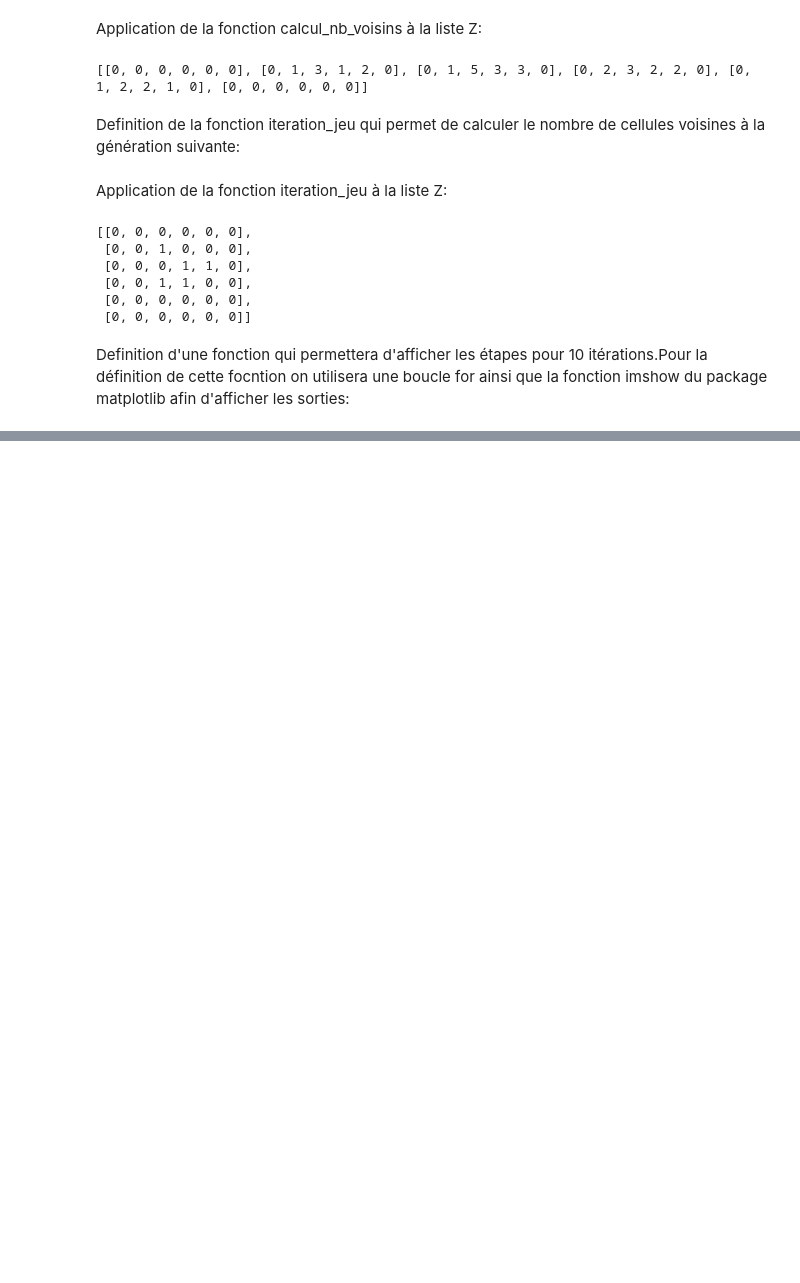
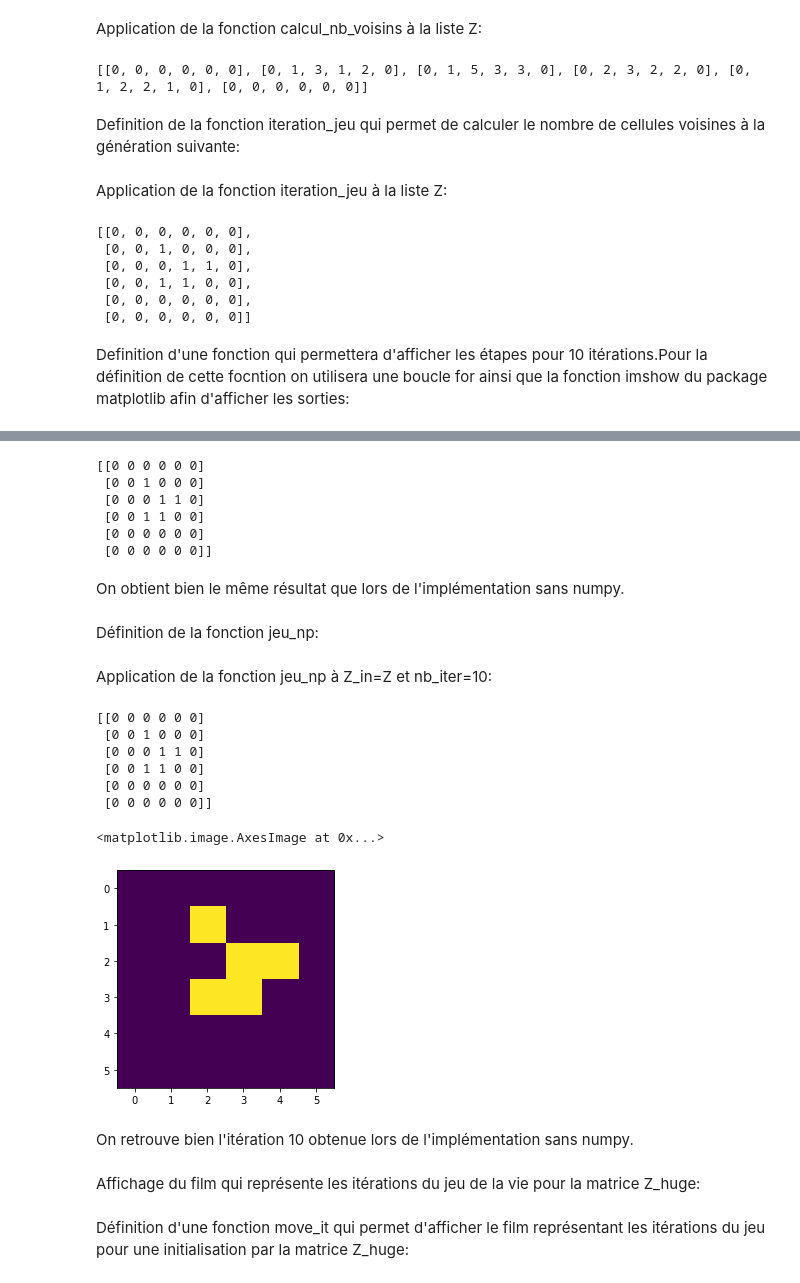
Before and after one commit to selenaiskounen/Jeu_de_la_vie, a Jupyter notebook: HMMA238_TP_selenaiskounen.ipynb, the cells around one changed output, grey strips where cells are left out. Saved outputs shown, nothing was run; the diff lists cells and outputs as text; code cells hidden in the pictures; blank space fills up the shorter version.

```diff
--- a/HMMA238_TP_selenaiskounen.ipynb
+++ b/HMMA238_TP_selenaiskounen.ipynb
@@ -124,0 +122,6 @@ On remarque qu'entre l'itération 0 et 4 le nombre de cellules voisines changent
+# %%
+def calcul_nb_voisins_np(Z):
+    Z=np.array(Z)
+    nb_voisins_np=np.zeros(Z.shape)
+    nb_voisins_np[1:-1,1:-1] +=Z[1:-1,:-2] + Z[:-2,:-2]+ Z[:-2,2:] + Z[2:,2:] + Z[2:,:-2] + Z[1:-1,2:] + Z[:-2,1:-1] + Z[2:,1:-1]
+    return(nb_voisins_np)
@@ -124,0 +130,9 @@ On remarque qu'entre l'itération 0 et 4 le nombre de cellules voisines changent
+# %%
+Z = [[0,0,0,0,0,0],
+    [0,0,0,1,0,0],
+    [0,1,0,1,0,0],
+    [0,0,1,1,0,0],
+    [0,0,0,0,0,0],
+    [0,0,0,0,0,0]]
+
+print(calcul_nb_voisins_np(Z))
@@ -124,0 +150,12 @@ On remarque qu'entre l'itération 0 et 4 le nombre de cellules voisines changent
+# %%
+def iteration_jeu_np(Z):
+    forme=len(Z),len(Z[0])
+    Z=np.array(Z) # on reprend le même code que précédement avec comme Z une matrice
+    N=calcul_nb_voisins_np(Z) # le nombre de cellule voisines défini précédement pour Z array
+    for x in range(1,forme[0]-1):
+        for y in range(1,forme[1]-1):
+            if Z[x][y]==1 and(N[x][y]<2 or N[x][y]>3):
+                Z[x][y]=0
+            elif Z[x][y]==0 and N[x][y]==3:
+                Z[x][y]=1
+    return Z
@@ -124,0 +164,37 @@ On remarque qu'entre l'itération 0 et 4 le nombre de cellules voisines changent
+# %%
+print(iteration_jeu_np(Z))
+# %% [output]
+[[0 0 0 0 0 0]
+ [0 0 1 0 0 0]
+ [0 0 0 1 1 0]
+ [0 0 1 1 0 0]
+ [0 0 0 0 0 0]
+ [0 0 0 0 0 0]]
+# %% [markdown]
+On obtient bien le même résultat que lors de l'implémentation sans numpy.
+# %% [markdown]
+Définition de la fonction jeu_np:
+# %%
+def jeu_np(Z_in,nb_iter):
+    Z_in=np.array(Z_in)
+    for i in range(nb_iter):
+        Z_in=iteration_jeu_np(Z_in)
+        return(Z_in)
+# %% [markdown]
+Application de la fonction jeu_np à Z_in=Z et nb_iter=10:
+# %%
+print(jeu_np(Z,10))
+plt.imshow(jeu_np(Z,10))
+# %% [output]
+[[0 0 0 0 0 0]
+ [0 0 1 0 0 0]
+ [0 0 0 1 1 0]
+ [0 0 1 1 0 0]
+ [0 0 0 0 0 0]
+ [0 0 0 0 0 0]]
+<matplotlib.image.AxesImage at 0x...>
+[figure, added]
+# %% [markdown]
+On retrouve bien l'itération 10 obtenue lors de l'implémentation sans numpy.
+# %% [markdown]
+Affichage du film qui représente les itérations du jeu de la vie pour la matrice Z_huge:
@@ -124,0 +211,2 @@ On remarque qu'entre l'itération 0 et 4 le nombre de cellules voisines changent
+# %% [markdown]
+Définition d'une fonction move_it qui permet d'afficher le film représentant les itérations du jeu  pour une initialisation par la matrice Z_huge:
```
Also changed, not shown: parts of 15 cells of this notebook, 1 other file.
